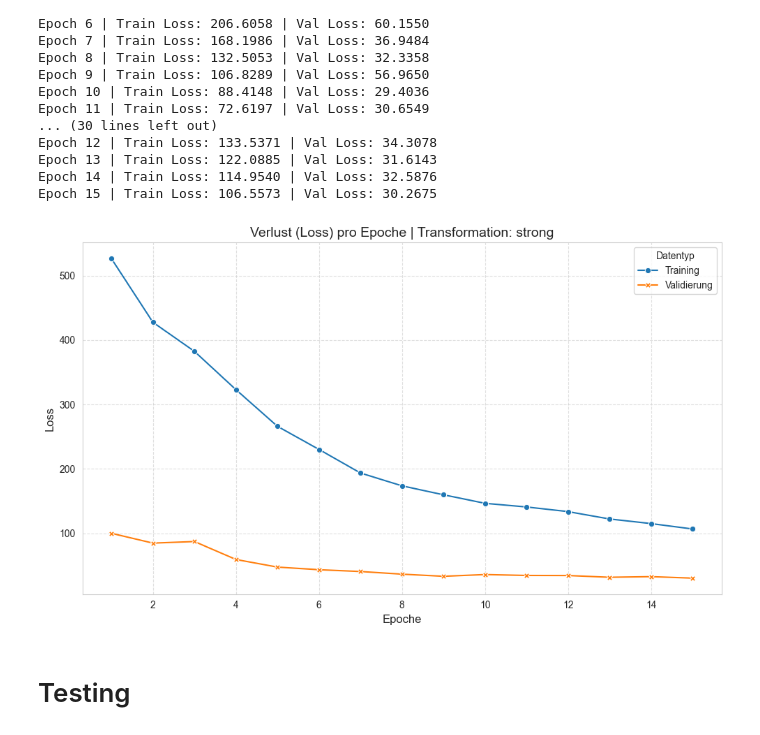
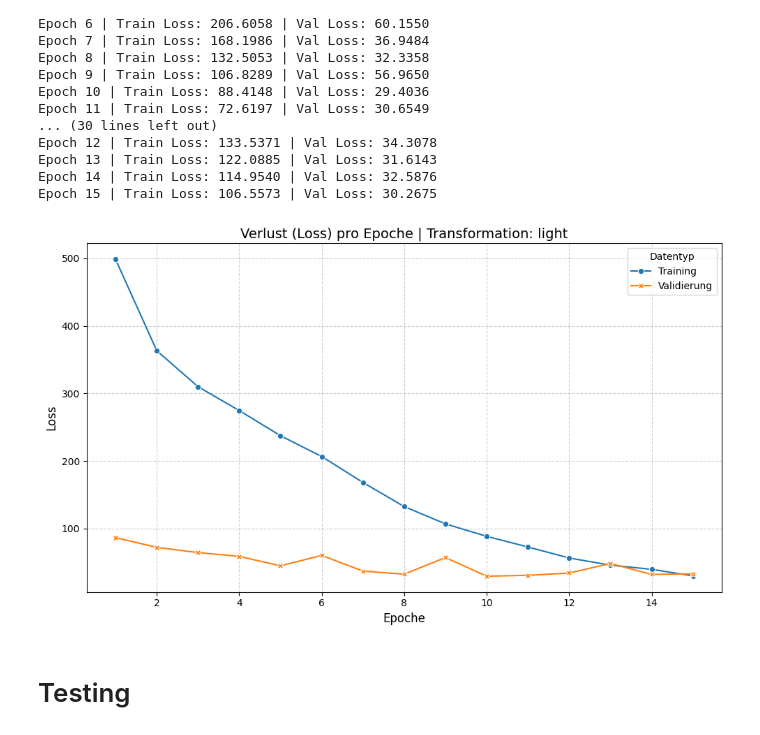
Before and after one commit to janikWa/Pitting_Detection, a Jupyter notebook: notebooks/notebook.ipynb, the cells around one changed output. Drawn from its saved outputs; the diff is of its cells as text; code cells hidden in the pictures.

```diff
--- a/notebooks/notebook.ipynb
+++ b/notebooks/notebook.ipynb
@@ -26,12 +26,16 @@ from tqdm import tqdm
 # setting up paths
 BASE = os.path.abspath(os.path.join(os.getcwd(), os.pardir))
 
-data_path = os.path.join(BASE, "data")
+data_path = os.path.join(BASE, "data") # path to dataset
 
 no_defect = os.listdir(os.path.join(data_path, "KGT_noDefect"))
 pitting= os.listdir(os.path.join(data_path, "KGT_pitting"))
 
 model_used = "cnn" # choose between resnet18 and cnn
-resize = 150 # resnet 18 needs 224 picture size and cnn needs 150
+# resnet 18 needs 224 picture size and cnn needs 150
+if model_used == "resnet18":
+    resize = 224
+elif model_used == "cnn":
+    resize = 150
 # %% [markdown]
 <h1>Data Inspection </h1>
@@ -330,8 +310,13 @@ test_transform = transforms.Compose([
     )
 ])
 # %%
-# Datensätze separat laden
+# Methode um Datensätze für jede Transformation separat laden
 def load_full_datasets(transformation: str):
+    """
+    lädt den gesamten Datensatz und transformiert ihn entsprechend von param transformation
+    @param: Transformation gibt an welche Transformation durchgeführt werden soll (light, medium, strong)
+    returns: zweimal den kompletten Datensatz, einmal mit angewendeter param transformation und einmal mit test transformation
+    """
     transform = {
         "light" : [train_transform_light, test_transform],
         "medium" : [train_transform_medium, test_transform],
@@ -350,9 +335,13 @@ full_dataset_train_val_medium, full_dataset_test_medium = load_full_datasets("me
 full_dataset_train_val_strong, full_dataset_test_strong = load_full_datasets("strong")
 # %%
 def make_split(train_val, test):
-
-    # Aufteilen
-    total_size = len(train_val)
+    """
+    erzeugt train-, validation-, test-split für trainings und testdatensatz mit aufteilung 70%/15%/15%
+    @param trainval: Datensatz auf den die entsprechende trainings-Transformation angewendet wurde
+    @param test: Datensatz auf den die test-Transformation angewendet wurde
+    retruns: trainingsdatensatz, validierungsdatensatz und testdatensatz
+    """
+    total_size = len(train_val) # gesamtlänge des datensatzes => für beide identisch
     train_size = int(0.7 * total_size)
     val_size = int(0.15 * total_size)
     test_size = total_size - train_size - val_size
@@ -536,6 +528,11 @@ Epoch 14 | Train Loss: 114.9540 | Val Loss: 32.5876
 Epoch 15 | Train Loss: 106.5573 | Val Loss: 30.2675
 # %%
 def plot_losses(losses, transformation):
+    """
+    plotet den loss für Trainings- und Validierungsdatensatz
+    @param1: Dictionary mit trains_loss, val_loss und train_time (optional) als key und Liste für train und val_loss als value
+    @param2: transformation die geplottet werden soll
+    """
     epochs = list(range(1, len(losses["train_loss"]) + 1))
 
     df = pd.DataFrame({
@@ -555,10 +552,10 @@ def plot_losses(losses, transformation):
     plt.tight_layout()
     plt.show()
 # %%
-losses = load_metrics("strong")
-testfig = plot_losses(losses, "strong")
+losses = load_metrics("light")
+testfig = plot_losses(losses, "light")
 # %% [output]
-[figure, old version]
+[figure, new version]
 # %%
 #load model
 def load_model(transformation: str = None):
```
Also changed, not shown: parts of 21 cells of this notebook, 17 other files.
